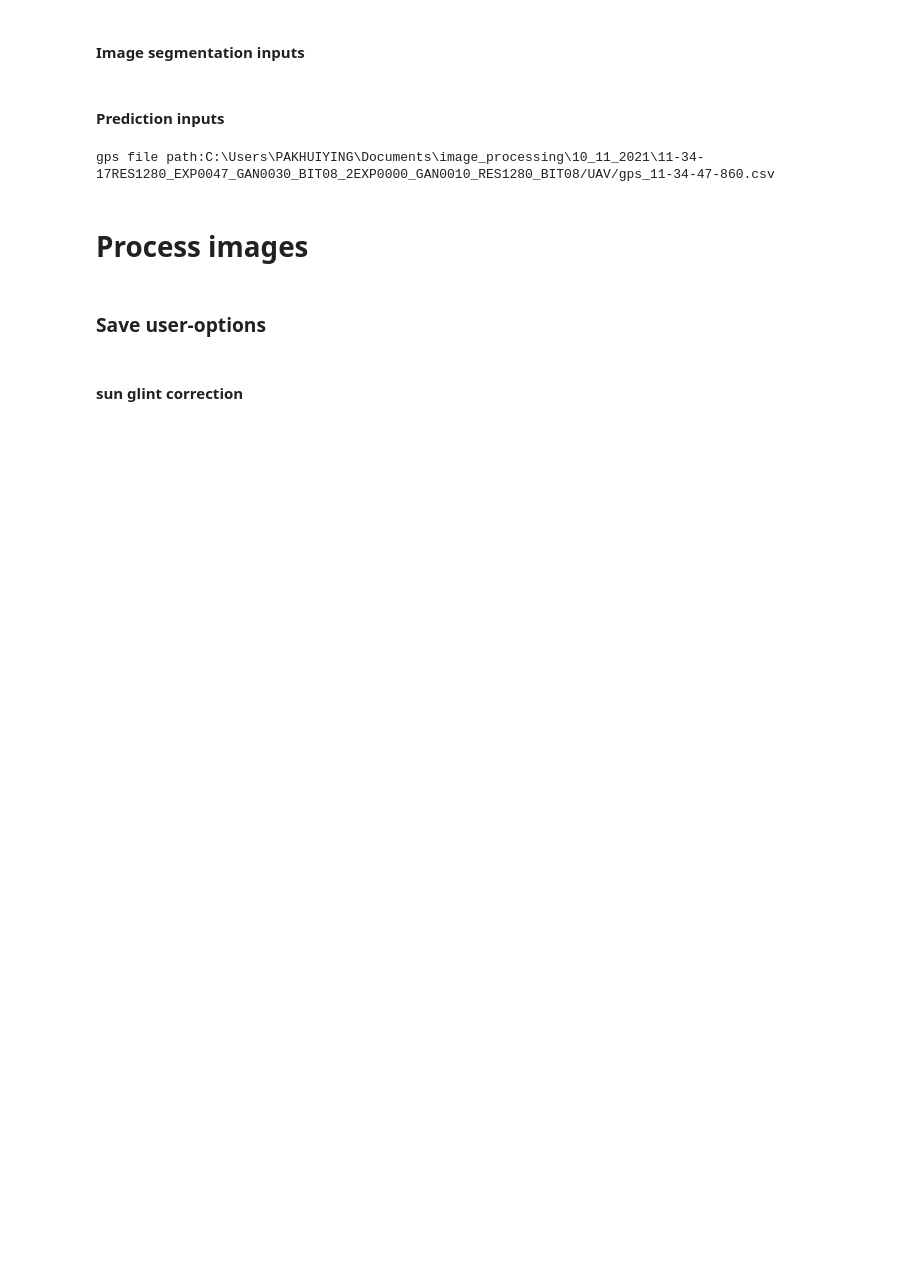
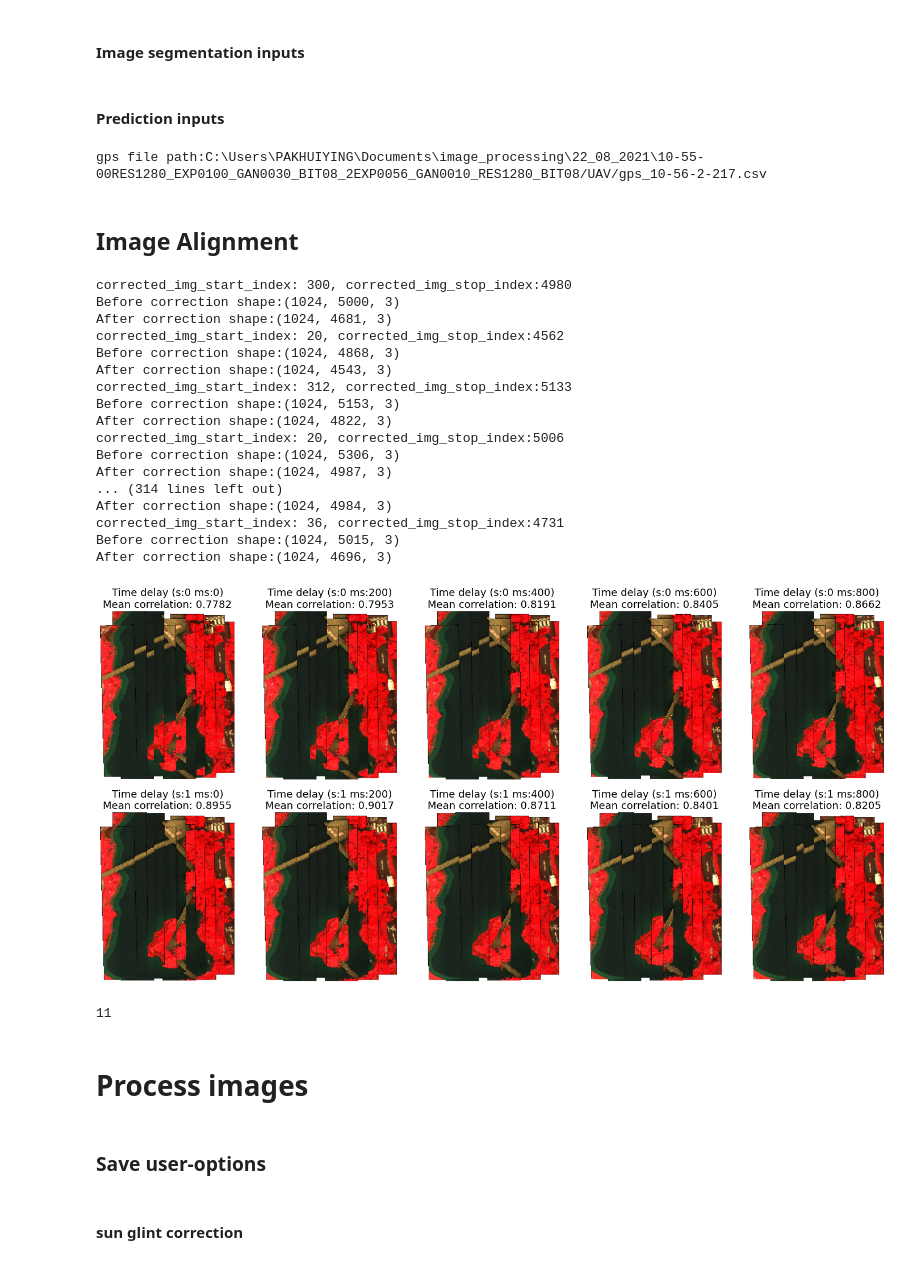
Before and after one commit to pakhuiying/CoastalWQL, a Jupyter notebook: CoastalWQL_nb.ipynb, the cells around one changed output. Saved outputs shown, nothing was run; the diff lists cells and outputs as text; code cells hidden in the pictures; blank space fills up the shorter version.

```diff
--- a/CoastalWQL_nb.ipynb
+++ b/CoastalWQL_nb.ipynb
@@ -15,17 +19,18 @@ This is the python notebook for the workflow process as follows:
 # %% [markdown]
 #### Required inputs
 # %%
-image_fp = r"C:\Users\PAKHUIYING\Documents\image_processing\10_11_2021\11-34-17RES1280_EXP0047_GAN0030_BIT08_2EXP0000_GAN0010_RES1280_BIT08"
-spectrometer_fp = r"C:\Users\PAKHUIYING\Documents\image_processing\10_11_2021\11_10_2021"
-fp_store = "outputs"
-prefix = "2021_11_10_11-34-17"
+image_fp = r"C:\Users\PAKHUIYING\Documents\image_processing\22_08_2021\10-55-00RES1280_EXP0100_GAN0030_BIT08_2EXP0056_GAN0010_RES1280_BIT08"
+spectrometer_fp = r"C:\Users\PAKHUIYING\Documents\image_processing\22_08_2021\08_22_2021"
+fp_store = "outputs" #directory to store processed files
+prefix = "test_alignment"
 height = 58 #in meters
-gps_index_txt = r"inputs\gps_index_2021_11_10_11-34-17.txt"
+gps_index_txt = r"inputs\gps_index_test_alignment.txt"
 slider = 1400 #in milliseconds (time delay correction)
 mask_checkbox = False
 classify_checkbox = False
 noise_checkbox = True
 sunglint_checkbox = False
+radiometric_checkbox = True
 predict_checkbox = False
 corrected_fp = r"inputs\corrected_indices.json" #corrected image indices (optional)
 corrected_indices = None
@@ -89,7 +94,57 @@ test_gps_index = gps_indices
 indexes_list = gps_to_image_indices(unique_gps_df,image_fp,test_gps_index,slider)
 reverse_boolean_list = rev_boolean_list(unique_gps_df,test_gps_index)
 # %% [output]
-gps file path:C:\Users\PAKHUIYING\Documents\image_processing\10_11_2021\11-34-17RES1280_EXP0047_GAN0030_BIT08_2EXP0000_GAN0010_RES1280_BIT08/UAV/gps_11-34-47-860.csv
+gps file path:C:\Users\PAKHUIYING\Documents\image_processing\22_08_2021\10-55-00RES1280_EXP0100_GAN0030_BIT08_2EXP0056_GAN0010_RES1280_BIT08/UAV/gps_10-56-2-217.csv
+# %% [markdown]
+## Image Alignment
+# %%
+extended_rgb = ExtendedRGB(image_fp,gps_indices,height, unique_gps_df)
+general_dict,datetime_list = extended_rgb.main()
+# %%
+time_corrections = list(range(0,2000,200))
+fig,axes = plt.subplots(2,ceil(len(time_corrections)/2),figsize=(20,10))
+
+for i,(t,ax) in enumerate(zip(time_corrections,axes.flatten())):
+    s,ms = divmod(t,1000)
+    live_correction = LiveCorrection(general_dict,datetime_list,time_delay=t,scale=20)
+    img_resize_list, correction_bytes_list,bckgrnd_attr,bbox_list = live_correction.main()
+    corr_coeff_list,_ = calculate_correlation_overlap(img_resize_list)
+    corr_coeff_avg = np.nanmean(corr_coeff_list)
+    for arr in img_resize_list:
+        ax.imshow(arr)
+    ax.set_title('Time delay (s:{} ms:{})\nMean correlation: {:.4f}'.format(s,ms,corr_coeff_avg),fontdict={'fontsize':18})
+    ax.set_axis_off()
+
+# plt.rc('axes',titlesize = 15)
+plt.tight_layout()
+plt.show()
+# %% [output]
+corrected_img_start_index: 300, corrected_img_stop_index:4980
+Before correction shape:(1024, 5000, 3)
+After correction shape:(1024, 4681, 3)
+corrected_img_start_index: 20, corrected_img_stop_index:4562
+Before correction shape:(1024, 4868, 3)
+After correction shape:(1024, 4543, 3)
+corrected_img_start_index: 312, corrected_img_stop_index:5133
+Before correction shape:(1024, 5153, 3)
+After correction shape:(1024, 4822, 3)
+corrected_img_start_index: 20, corrected_img_stop_index:5006
+Before correction shape:(1024, 5306, 3)
+After correction shape:(1024, 4987, 3)
+... (314 lines left out)
+After correction shape:(1024, 4984, 3)
+corrected_img_start_index: 36, corrected_img_stop_index:4731
+Before correction shape:(1024, 5015, 3)
+After correction shape:(1024, 4696, 3)
+[figure, added]
+# %%
+# select the most appropriate time delay correction
+slider = 1200
+#select number of lines to process
+line_start = 0
+line_stop = len(test_gps_index)//2
+# %% [output]
+11
 # %% [markdown]
 # Process images
 # %% [markdown]
```
Also changed, not shown: parts of 13 cells of this notebook, 19 other files.
